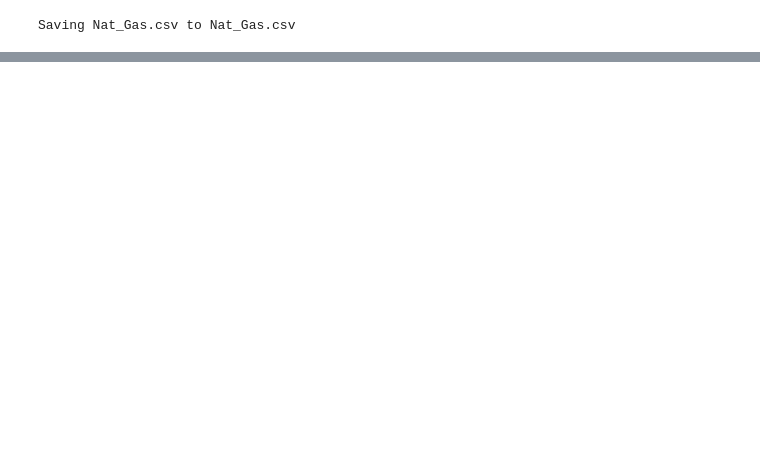
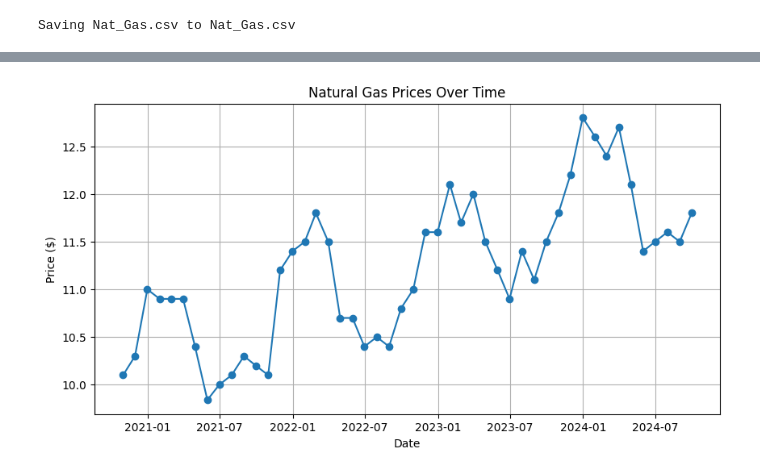
Before and after one commit to Mihirkool/JP-Morgan-Qualitative-analysis, a Jupyter notebook: Task_1_.ipynb, the cells around one changed output, grey strips where cells are left out. Drawn from its saved outputs; the diff is of its cells as text; code cells hidden in the pictures; blank space fills up the shorter version.

```diff
--- a/Task_1_.ipynb
+++ b/Task_1_.ipynb
@@ -71,0 +9,22 @@ KeyError: 'Date'
+# %%
+import pandas as pd
+import numpy as np
+import matplotlib.pyplot as plt
+from sklearn.linear_model import LinearRegression
+from datetime import datetime, timedelta
+
+# Load and process the dataset
+df = pd.read_csv('Nat_Gas.csv')
+df['Dates'] = pd.to_datetime(df['Dates'])
+df = df.sort_values('Dates')
+
+# Visualize the data
+plt.figure(figsize=(10,5))
+plt.plot(df['Dates'], df['Prices'], marker='o')
+plt.title('Natural Gas Prices Over Time')
+plt.xlabel('Date')
+plt.ylabel('Price ($)')
+plt.grid(True)
+plt.show()
+# %% [output]
+[figure, added]
```
Also changed, not shown: parts of 1 cell of this notebook.
